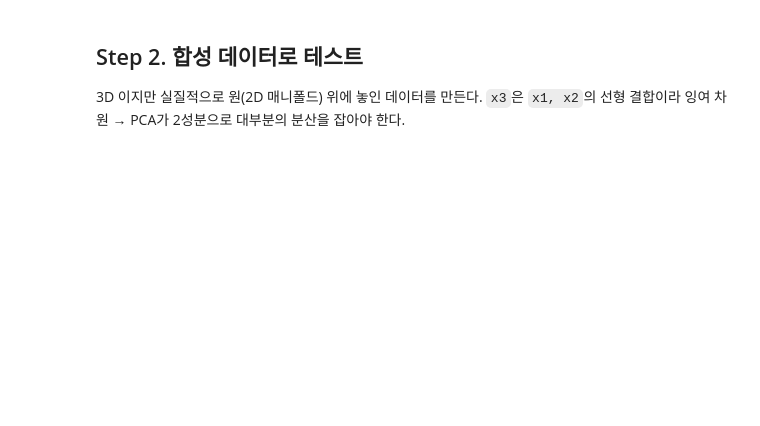
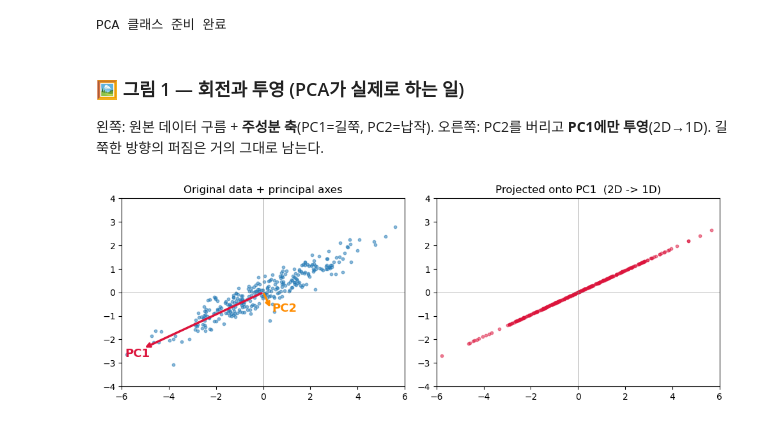
Before and after one commit to gyulrangdev/study-gyul, a Jupyter notebook: ai/ai-engineering-from-scratch-study/weeks/week-03-dimensionality-reduction-practice.ipynb, the cells around one changed output. Cells and saved outputs as stored; diff of their text form; code cells hidden in the pictures; blank space fills up the shorter version.

```diff
--- a/ai/ai-engineering-from-scratch-study/weeks/week-03-dimensionality-reduction-practice.ipynb
+++ b/ai/ai-engineering-from-scratch-study/weeks/week-03-dimensionality-reduction-practice.ipynb
@@ -11,26 +50,17 @@ NumPy만으로 PCA를 구현한다: **중심화 → 공분산 → 고유분해
 # %%
-import numpy as np
-
-
 class PCA:
     def __init__(self, n_components):
         self.n_components = n_components
-        self.mean = None
-        self.components = None          # (k, d)
-        self.eigenvalues = None
-        self.explained_variance_ratio_ = None
 
     def fit(self, X):
-        self.mean = np.mean(X, axis=0)          # 1. 중심화
+        self.mean = X.mean(0)                       # 1. 중심화
         Xc = X - self.mean
-        cov = np.cov(Xc, rowvar=False)          # 2. 공분산
-        eigenvalues, eigenvectors = np.linalg.eigh(cov)  # 3. 고유분해
-        order = np.argsort(eigenvalues)[::-1]   # 4. 내림차순 정렬
-        eigenvalues = eigenvalues[order]
-        eigenvectors = eigenvectors[:, order]
-        self.components = eigenvectors[:, : self.n_components].T  # 5. 상위 k
-        self.eigenvalues = eigenvalues[: self.n_components]
-        self.explained_variance_ratio_ = self.eigenvalues / np.sum(eigenvalues)
+        cov = np.cov(Xc, rowvar=False)              # 2. 공분산
+        vals, vecs = np.linalg.eigh(cov)            # 3. 고유분해 (대칭 -> eigh)
+        order = np.argsort(vals)[::-1]              # 4. 분산 큰 순
+        vals, vecs = vals[order], vecs[:, order]
+        self.components = vecs[:, :self.n_components].T   # 5. 상위 k
+        self.explained_variance_ratio_ = vals[:self.n_components] / vals.sum()
         return self
 
     def transform(self, X):
@@ -39,11 +69,52 @@ class PCA:
     def fit_transform(self, X):
         return self.fit(X).transform(X)
 
-    def inverse_transform(self, X_reduced):
-        """저차원 표현에서 원 공간으로 복원 (근사)."""
-        return X_reduced @ self.components + self.mean
+
+print("PCA 클래스 준비 완료")
+# %% [output]
+PCA 클래스 준비 완료
-# %% [markdown]
-## Step 2. 합성 데이터로 테스트
-
-3D 이지만 실질적으로 원(2D 매니폴드) 위에 놓인 데이터를 만든다.
-`x3`은 `x1, x2`의 선형 결합이라 잉여 차원 → PCA가 2성분으로 대부분의 분산을 잡아야 한다.
+# %% [markdown]
+### 🖼️ 그림 1 — 회전과 투영 (PCA가 실제로 하는 일)
+
+왼쪽: 원본 데이터 구름 + **주성분 축**(PC1=길쭉, PC2=납작).
+오른쪽: PC2를 버리고 **PC1에만 투영**(2D→1D). 길쭉한 방향의 퍼짐은 거의 그대로 남는다.
+# %%
+import matplotlib.pyplot as plt
+
+# 길쭉한(상관 있는) 2D 데이터
+rng = np.random.default_rng(0)
+n = 300
+a = rng.normal(0, 1, n)
+X = np.column_stack([2.0 * a, 0.9 * a + rng.normal(0, 0.35, n)])
+X = X - X.mean(0)
+
+cov = np.cov(X, rowvar=False)
+vals, vecs = np.linalg.eigh(cov)
+order = np.argsort(vals)[::-1]
+vals, vecs = vals[order], vecs[:, order]
+
+fig, ax = plt.subplots(1, 2, figsize=(10, 4.2))
+colors = ["crimson", "darkorange"]
+ax[0].scatter(X[:, 0], X[:, 1], s=10, alpha=0.5)
+for i, (val, vec) in enumerate(zip(vals, vecs.T)):
+    v = vec * np.sqrt(val) * 2.5
+    ax[0].annotate("", xy=v, xytext=(0, 0),
+                   arrowprops=dict(arrowstyle="->", lw=2.5, color=colors[i]))
+    ax[0].text(v[0] * 1.15, v[1] * 1.15, f"PC{i+1}", color=colors[i],
+               fontsize=13, fontweight="bold")
+ax[0].set_title("Original data + principal axes")
+
+pc1 = vecs[:, 0]
+proj = (X @ pc1)[:, None] * pc1[None, :]     # PC1에 투영
+ax[1].scatter(proj[:, 0], proj[:, 1], s=10, alpha=0.5, color="crimson")
+ax[1].set_title("Projected onto PC1  (2D -> 1D)")
+
+for a_ in ax:
+    a_.set_aspect("equal")
+    a_.axhline(0, color="gray", lw=0.5)
+    a_.axvline(0, color="gray", lw=0.5)
+    a_.set_xlim(-6, 6); a_.set_ylim(-4, 4)
+plt.tight_layout()
+plt.show()
+# %% [output]
+[figure, added]
```
Also changed, not shown: parts of 19 cells of this notebook.
